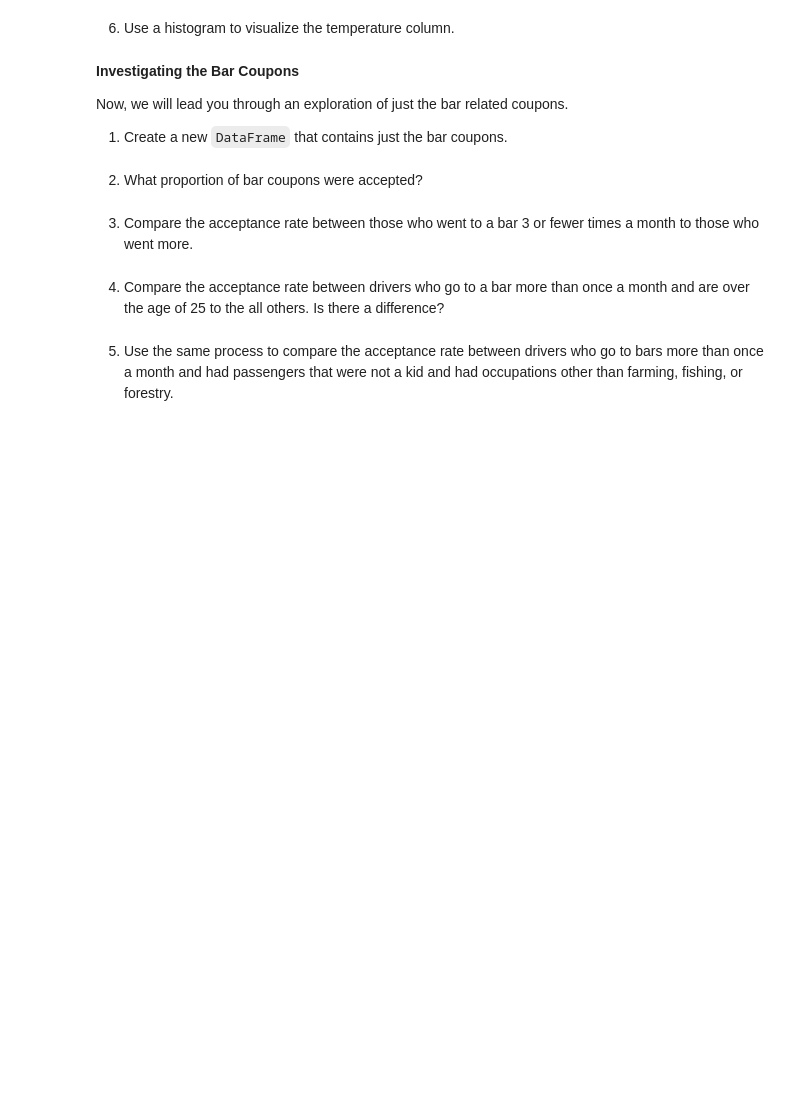
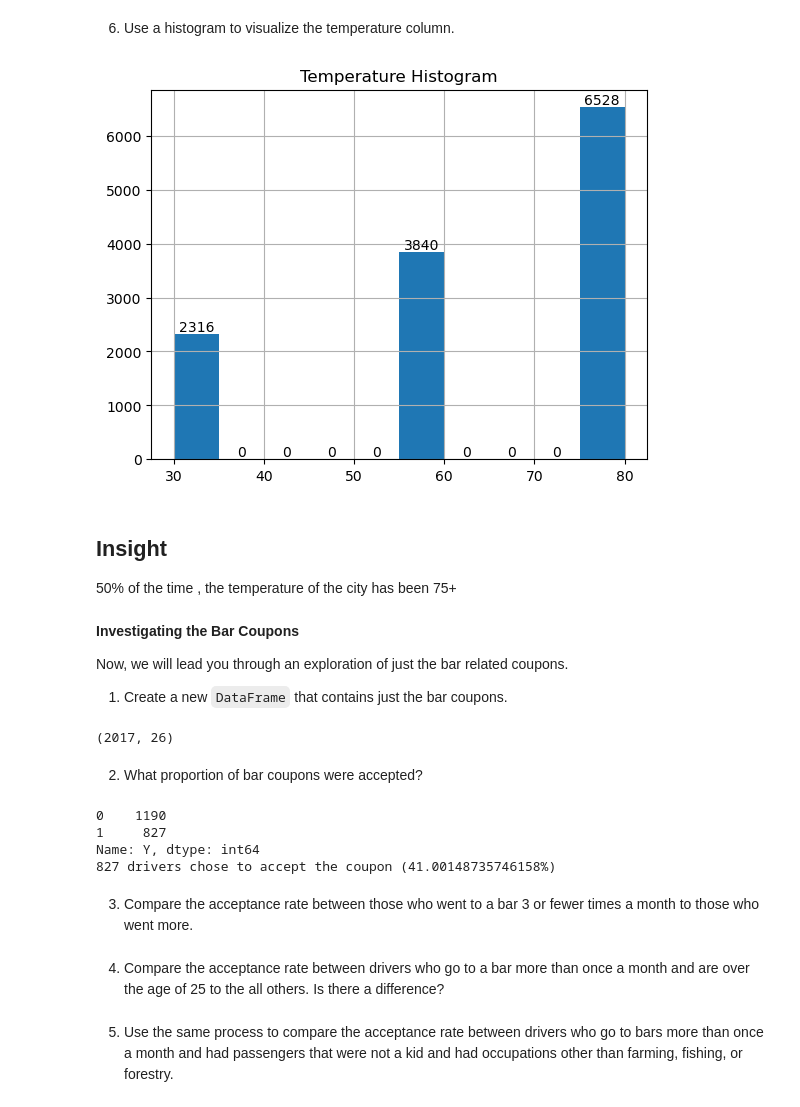
Before and after one commit to Harish7882/UCB_ML_CLASS, a Jupyter notebook: practical_applns/assignment5_1_starter/prompt.ipynb, the cells around one changed output. Saved outputs shown, nothing was run; the diff lists cells and outputs as text; code cells hidden in the pictures; blank space fills up the shorter version.

```diff
--- a/practical_applns/assignment5_1_starter/prompt.ipynb
+++ b/practical_applns/assignment5_1_starter/prompt.ipynb
@@ -144,13 +261,38 @@ data.describe()
 # %% [markdown]
 6. Use a histogram to visualize the temperature column.
+# %%
+ax = data['temperature'].hist()
+plt.title("Temperature Histogram")
+for container in ax.containers:
+    ax.bar_label(container)
+plt.show()
+# %% [output]
+[figure, added]
+# %% [markdown]
+## Insight
+
+50% of the time , the temperature of the city has been 75+
 # %% [markdown]
 **Investigating the Bar Coupons**
 
 Now, we will lead you through an exploration of just the bar related coupons.
 
 1. Create a new `DataFrame` that contains just the bar coupons.
+# %%
+bar_data = data.query('coupon == "Bar"')
+bar_data.shape
+# %% [output]
+(2017, 26)
 # %% [markdown]
 2. What proportion of bar coupons were accepted?
+# %%
+print(bar_data['Y'].value_counts())
+print(str(bar_data['Y'].value_counts(0)[1]) + ' drivers chose to accept the coupon (' + str(bar_data['Y'].value_counts(1)[1]*100) + '%)')
+# %% [output]
+0    1190
+1     827
+Name: Y, dtype: int64
+827 drivers chose to accept the coupon (41.00148735746158%)
 # %% [markdown]
 3. Compare the acceptance rate between those who went to a bar 3 or fewer times a month to those who went more.
 # %% [markdown]
```
Also changed, not shown: parts of 11 cells of this notebook, 1 other file.
